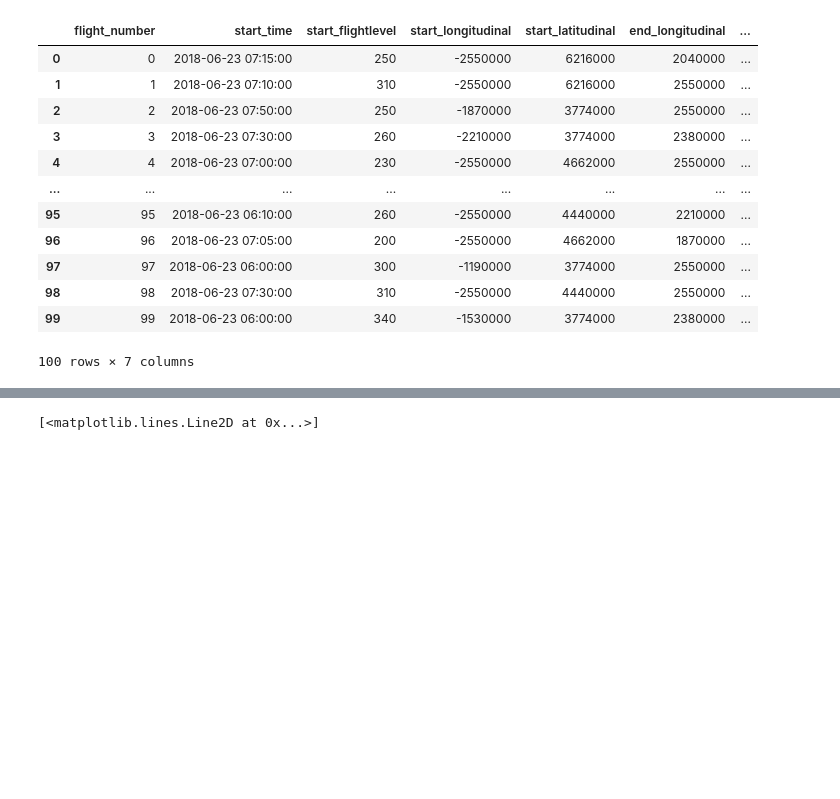
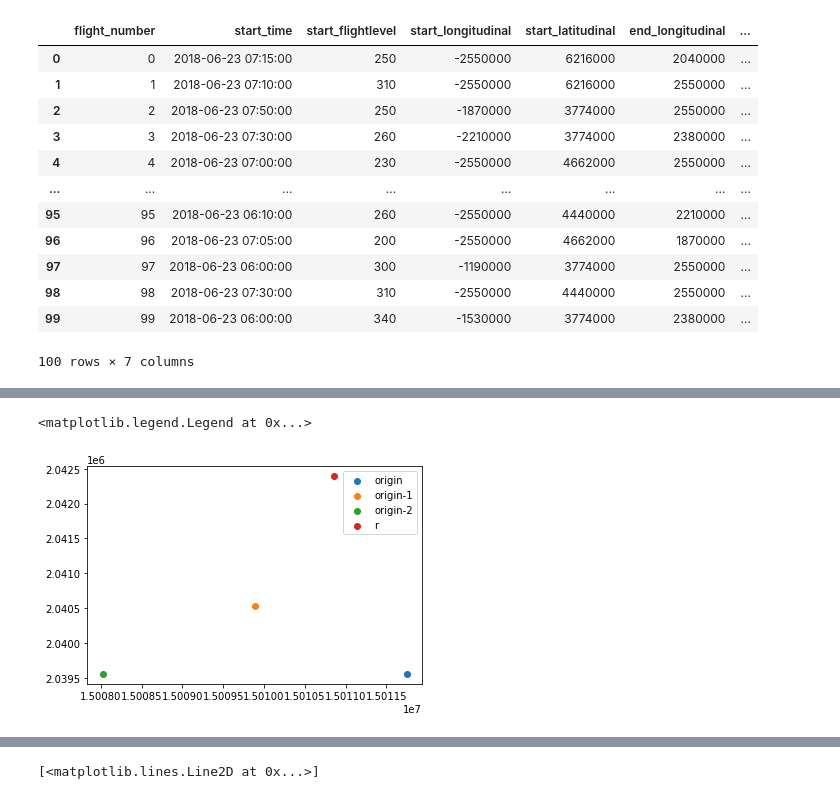
Before and after one commit to kenodressel/climate-challenge, a Jupyter notebook: Classic_Approach.ipynb, the cells around one changed output, grey strips where cells are left out. Drawn from its saved outputs; the diff is of its cells as text; code cells hidden in the pictures; blank space fills up the shorter version.

```diff
--- a/Classic_Approach.ipynb
+++ b/Classic_Approach.ipynb
@@ -320,3 +331,23 @@ plt.legend()
+# %%
+#for k in options.keys():
+#    plt.scatter(options[k]['coordinates'][0], options[k]['coordinates'][1], label=k)
+
+plt.scatter(history[-1]['coordinates'][0], history[-1]['coordinates'][1], label='origin')
+plt.scatter(history[-2]['coordinates'][0], history[-2]['coordinates'][1], label='origin-1')
+plt.scatter(history[-3]['coordinates'][0], history[-3]['coordinates'][1], label='origin-2')
+
+[x_r, y_r] = rotate(
+    [history[-2]['coordinates'][0], history[-2]['coordinates'][1]],
+    [history[-1]['coordinates'][0], history[-1]['coordinates'][1]],
+    np.pi / 2
+)
+plt.scatter(x_r, y_r, label='r')
+#plt.xlim([6214000, 6230000])
+#plt.ylim([-2550000, -2530000])
+plt.legend()
+# %% [output]
+<matplotlib.legend.Legend at 0x...>
+[figure, added]
 # %%
 a = np.array([x['alpha'] for x in history])
 plt.plot(a)
```
Also changed, not shown: parts of 10 cells of this notebook.
